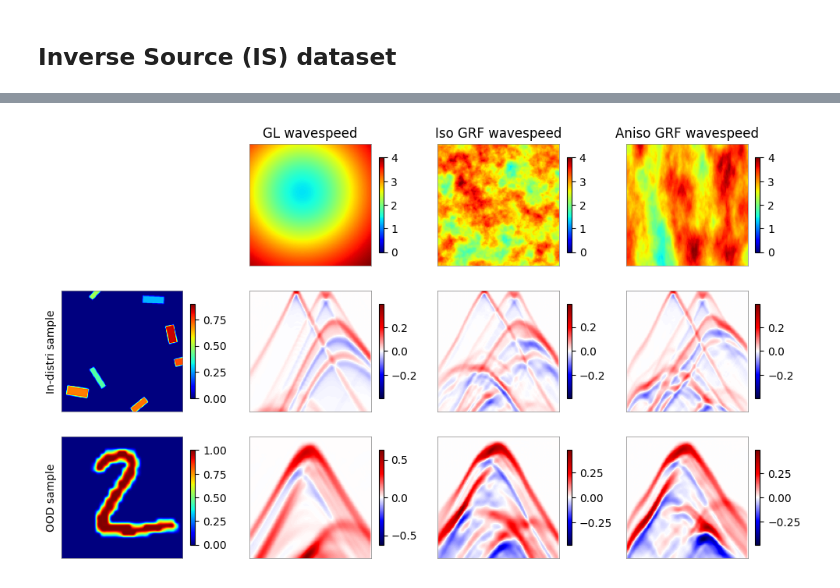
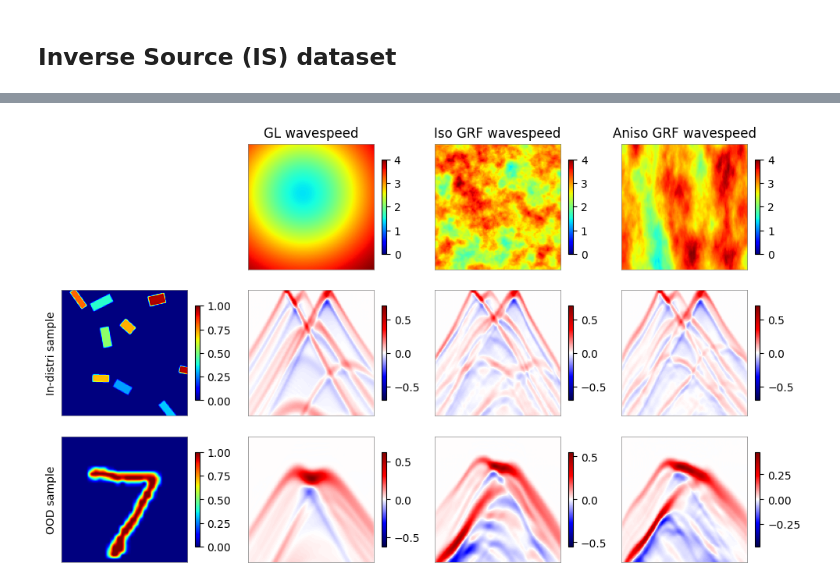
Before and after one commit to wavebench/wavebench, a Jupyter notebook: notebooks/demo-dataset/demo-dataloaders-time-varying.ipynb, the cells around one changed output, grey strips where cells are left out. Saved outputs shown, nothing was run; the diff lists cells and outputs as text; code cells hidden in the pictures.

```diff
--- a/notebooks/demo-dataset/demo-dataloaders-time-varying.ipynb
+++ b/notebooks/demo-dataset/demo-dataloaders-time-varying.ipynb
@@ -85,11 +90,9 @@ ood_rtc_loaders = {}
 for medium_type in ['gaussian_lens', 'grf_isotropic', 'grf_anisotropic']:
   loaders = get_dataloaders_rtc_thick_lines(
     medium_type=medium_type,
-    use_ffcv=False
   )
 
   idx = 1
-  # a, b = loaders['train'].dataset.__getitem__(idx)
   a, b = next(iter(loaders['train']))
   fig, axes = plt.subplots(1, 2)
 
@@ -97,5 +100,6 @@ for medium_type in ['gaussian_lens', 'grf_isotropic', 'grf_anisotropic']:
   axes[1].imshow(b.squeeze().numpy(), cmap='coolwarm')
   in_dist_rtc_loaders[medium_type] = loaders
   ood_rtc_loaders[medium_type] = get_dataloaders_rtc_mnist(
-    medium_type, use_ffcv=False)
+    medium_type,
+    )
 # %% [output]
@@ -116,11 +120,11 @@ x_list_1st_row = [
     1e-3 * medium_collection['grf_anisotropic'].squeeze()
     ]
 
-final_pressure_gl, init_pressure_gl = in_dist_rtc_loaders['gaussian_lens']['val'].dataset.__getitem__(1)
+final_pressure_gl, init_pressure_gl = next(iter(in_dist_rtc_loaders['gaussian_lens']['val']))#.dataset.__getitem__(1)
 
-final_pressure_iso, _ = in_dist_rtc_loaders['grf_isotropic']['val'].dataset.__getitem__(1)
+final_pressure_iso, _ = next(iter(in_dist_rtc_loaders['grf_isotropic']['val']))#.dataset.__getitem__(1)
 
-final_pressure_aniso, _ = in_dist_rtc_loaders['grf_anisotropic']['val'].dataset.__getitem__(1)
+final_pressure_aniso, _ = next(iter(in_dist_rtc_loaders['grf_anisotropic']['val']))#.dataset.__getitem__(1)
 
 x_list_2nd_row = [
     init_pressure_gl.squeeze(),
@@ -129,11 +133,11 @@ x_list_2nd_row = [
     final_pressure_aniso.squeeze()
 ]
 
-final_pressure_gl, init_pressure_gl = ood_rtc_loaders['gaussian_lens'].dataset.__getitem__(1)
+final_pressure_gl, init_pressure_gl = next(iter(ood_rtc_loaders['gaussian_lens']))#.dataset.__getitem__(1)
 
-final_pressure_iso, _ = ood_rtc_loaders['grf_isotropic'].dataset.__getitem__(1)
+final_pressure_iso, _ = next(iter(ood_rtc_loaders['grf_isotropic']))#.dataset.__getitem__(1)
 
-final_pressure_aniso, _ = ood_rtc_loaders['grf_anisotropic'].dataset.__getitem__(1)
+final_pressure_aniso, _ = next(iter(ood_rtc_loaders['grf_anisotropic']))#.dataset.__getitem__(1)
 
 
 x_list_3rd_row = [
@@ -178,5 +182,5 @@ axes[2, 0].set_ylabel("OOD sample")
 
 [remove_ticks(ax) for ax in axes.flatten()]
 fig.tight_layout()
-plt.savefig(f"{wavebench_figure_path}/rtc_demo.pdf", format="pdf", bbox_inches="tight")
+plt.savefig(f"{save_path}/rtc_demo.pdf", format="pdf", bbox_inches="tight")
 # %% [output]
@@ -194,7 +198,6 @@ ood_is_loaders = {}
 for medium_type in ['gaussian_lens', 'grf_isotropic', 'grf_anisotropic']:
   loaders = get_dataloaders_is_thick_lines(
     medium_type=medium_type,
-    use_ffcv=False
   )
 
   idx = 4
@@ -208,5 +211,5 @@ for medium_type in ['gaussian_lens', 'grf_isotropic', 'grf_anisotropic']:
 
   in_dist_is_loaders[medium_type] = loaders
   ood_is_loaders[medium_type] = get_dataloaders_is_mnist(
-    medium_type, use_ffcv=False)
+    medium_type)
 # %% [output]
@@ -224,11 +227,11 @@ x_list_1st_row = [
     1e-3 * medium_collection['grf_anisotropic'].squeeze()
     ]
 
-final_pressure_gl, init_pressure_gl = in_dist_is_loaders['gaussian_lens']['val'].dataset.__getitem__(1)
+final_pressure_gl, init_pressure_gl = next(iter(in_dist_is_loaders['gaussian_lens']['val']))#.dataset.__getitem__(1)
 
-final_pressure_iso, _ = in_dist_is_loaders['grf_isotropic']['val'].dataset.__getitem__(1)
+final_pressure_iso, _ = next(iter(in_dist_is_loaders['grf_isotropic']['val']))#.dataset.__getitem__(1)
 
-final_pressure_aniso, _ = in_dist_is_loaders['grf_anisotropic']['val'].dataset.__getitem__(1)
+final_pressure_aniso, _ = next(iter(in_dist_is_loaders['grf_anisotropic']['val']))#.dataset.__getitem__(1)
 
 x_list_2nd_row = [
     init_pressure_gl.squeeze(),
@@ -237,11 +240,11 @@ x_list_2nd_row = [
     final_pressure_aniso.squeeze()
 ]
 
-final_pressure_gl, init_pressure_gl = ood_is_loaders['gaussian_lens'].dataset.__getitem__(1)
+final_pressure_gl, init_pressure_gl = next(iter(ood_is_loaders['gaussian_lens']))#.dataset.__getitem__(1)
 
-final_pressure_iso, _ = ood_is_loaders['grf_isotropic'].dataset.__getitem__(1)
+final_pressure_iso, _ = next(iter(ood_is_loaders['grf_isotropic']))#.dataset.__getitem__(1)
 
-final_pressure_aniso, _ = ood_is_loaders['grf_anisotropic'].dataset.__getitem__(1)
+final_pressure_aniso, _ = next(iter(ood_is_loaders['grf_anisotropic']))#.dataset.__getitem__(1)
 
 
 x_list_3rd_row = [
@@ -260,32 +263,32 @@ fig.set_size_inches(fig_size)
 axes = fig.subplots(nrows, ncols)
 im = np.empty(axes.shape, dtype=object)
 
 
 vrange_ = [(-np.max(np.abs(x)), np.max(np.abs(x)) ) for x in x_list]
 
 
 for i, (x, ax_, v) in enumerate(zip(x_list, axes.flat[1:], vrange_)):
     if i < 4 or i == 7:
         im_, _ = plot_image(x, ax=ax_, vmin=0, vmax=v[1], cmap='jet')
     else:
         im_, _ = plot_image(x, ax=ax_, vmin=v[0], vmax=v[1], cmap='seismic')
     im.flat[i] = im_
     fig.colorbar(im_, ax=ax_, shrink=cbar_shrink)
 
 axes[0, 0].remove()
 
 axes[0, 1].set_title("GL wavespeed")
 
 axes[0, 2].set_title("Iso GRF wavespeed")
 
 axes[0, 3].set_title("Aniso GRF wavespeed")
 
 axes[1, 0].set_ylabel("In-distri sample")
 axes[2, 0].set_ylabel("OOD sample")
 
 
 [remove_ticks(ax) for ax in axes.flatten()]
 fig.tight_layout()
-plt.savefig(f"{wavebench_figure_path}/is_demo.pdf", format="pdf", bbox_inches="tight")
+plt.savefig(f"{save_path}/is_demo.pdf", format="pdf", bbox_inches="tight")
 # %% [output]
-[figure, old version]
+[figure, new version]
```
Also changed, not shown: parts of 5 cells of this notebook, 26 other files.
